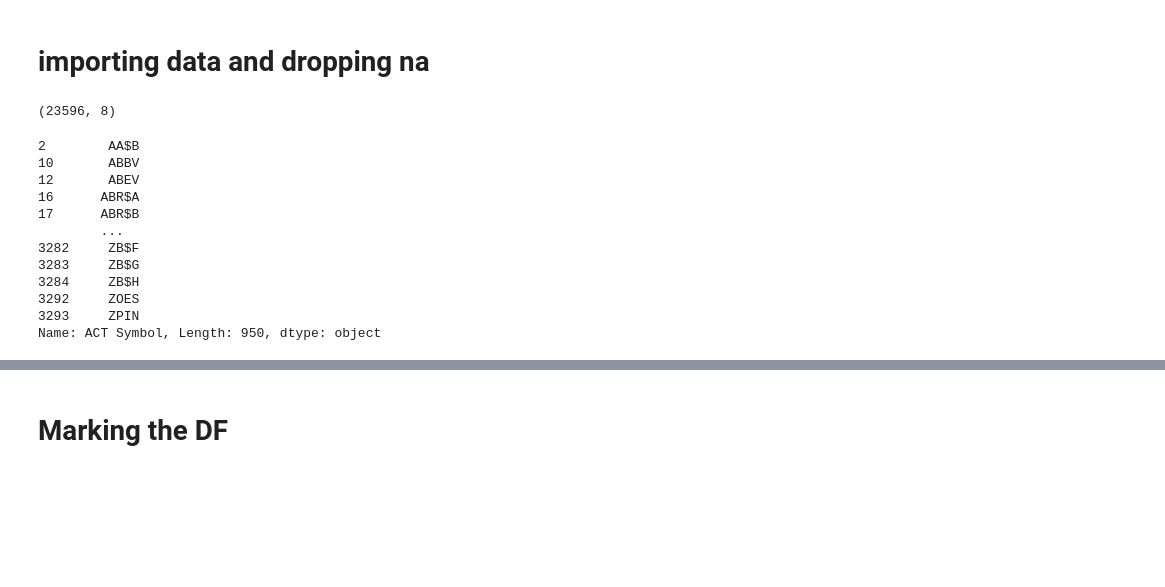
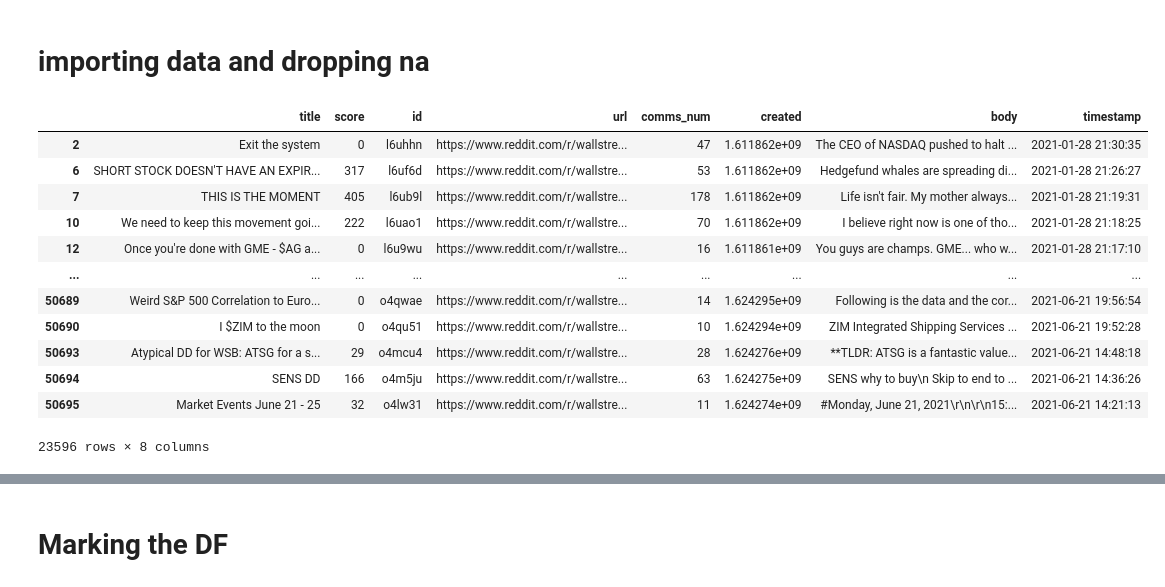
Before and after one commit to netoconcon/next_trend, a Jupyter notebook: notebooks/new_strategy.ipynb, the cells around one changed output, grey strips where cells are left out. Saved outputs shown, nothing was run; the diff lists cells and outputs as text; code cells hidden in the pictures; blank space fills up the shorter version.

```diff
--- a/notebooks/new_strategy.ipynb
+++ b/notebooks/new_strategy.ipynb
@@ -6,7 +6,3 @@ import pandas as pd
 # %%
 reddit_df = pd.read_csv('../raw_data/reddit_wsb.csv')
 reddit_df = reddit_df.dropna()
-# %%
-reddit_df.shape
-# %% [output]
-(23596, 8)
@@ -17,18 +9,16 @@ tickers_df = pd.read_csv('../raw_data/tickers.csv')
-# %%
-len(tickers_df['ACT Symbol'][2])
-bool_index = tickers_df['ACT Symbol'].apply(lambda i: len(i) > 3)
-tickers_df = tickers_df[bool_index]
-tickers_df['ACT Symbol']
-# %% [output]
-2        AA$B
-10       ABBV
-12       ABEV
-16      ABR$A
-17      ABR$B
-        ...
-3282     ZB$F
-3283     ZB$G
-3284     ZB$H
-3292     ZOES
-3293     ZPIN
-Name: ACT Symbol, Length: 950, dtype: object
+# %%
+reddit_df
+# %% [output]
+|  | title | score | id | url | comms_num | created | body | timestamp |
+| 2 | Exit the system | 0 | l6uhhn | https://www.reddit.com/r/wallstre... | 47 | 1.611862e+09 | The CEO of NASDAQ pushed to halt ... | 2021-01-28 21:30:35 |
+| 6 | SHORT STOCK DOESN'T HAVE AN EXPIR... | 317 | l6uf6d | https://www.reddit.com/r/wallstre... | 53 | 1.611862e+09 | Hedgefund whales are spreading di... | 2021-01-28 21:26:27 |
+| 7 | THIS IS THE MOMENT | 405 | l6ub9l | https://www.reddit.com/r/wallstre... | 178 | 1.611862e+09 | Life isn't fair. My mother always... | 2021-01-28 21:19:31 |
+| 10 | We need to keep this movement goi... | 222 | l6uao1 | https://www.reddit.com/r/wallstre... | 70 | 1.611862e+09 | I believe right now is one of tho... | 2021-01-28 21:18:25 |
+| 12 | Once you're done with GME - $AG a... | 0 | l6u9wu | https://www.reddit.com/r/wallstre... | 16 | 1.611861e+09 | You guys are champs. GME... who w... | 2021-01-28 21:17:10 |
+| ... | ... | ... | ... | ... | ... | ... | ... | ... |
+| 50689 | Weird S&P 500 Correlation to Euro... | 0 | o4qwae | https://www.reddit.com/r/wallstre... | 14 | 1.624295e+09 | Following is the data and the cor... | 2021-06-21 19:56:54 |
+| 50690 | I $ZIM to the moon | 0 | o4qu51 | https://www.reddit.com/r/wallstre... | 10 | 1.624294e+09 | ZIM Integrated Shipping Services ... | 2021-06-21 19:52:28 |
+| 50693 | Atypical DD for WSB: ATSG for a s... | 29 | o4mcu4 | https://www.reddit.com/r/wallstre... | 28 | 1.624276e+09 | **TLDR: ATSG is a fantastic value... | 2021-06-21 14:48:18 |
+| 50694 | SENS DD | 166 | o4m5ju | https://www.reddit.com/r/wallstre... | 63 | 1.624275e+09 | SENS why to buy\n Skip to end to ... | 2021-06-21 14:36:26 |
+| 50695 | Market Events June 21 - 25 | 32 | o4lw31 | https://www.reddit.com/r/wallstre... | 11 | 1.624274e+09 | #Monday, June 21, 2021\r\n\r\n15:... | 2021-06-21 14:21:13 |
+23596 rows × 8 columns
```
Also changed, not shown: parts of 17 cells of this notebook, 2 other files.
